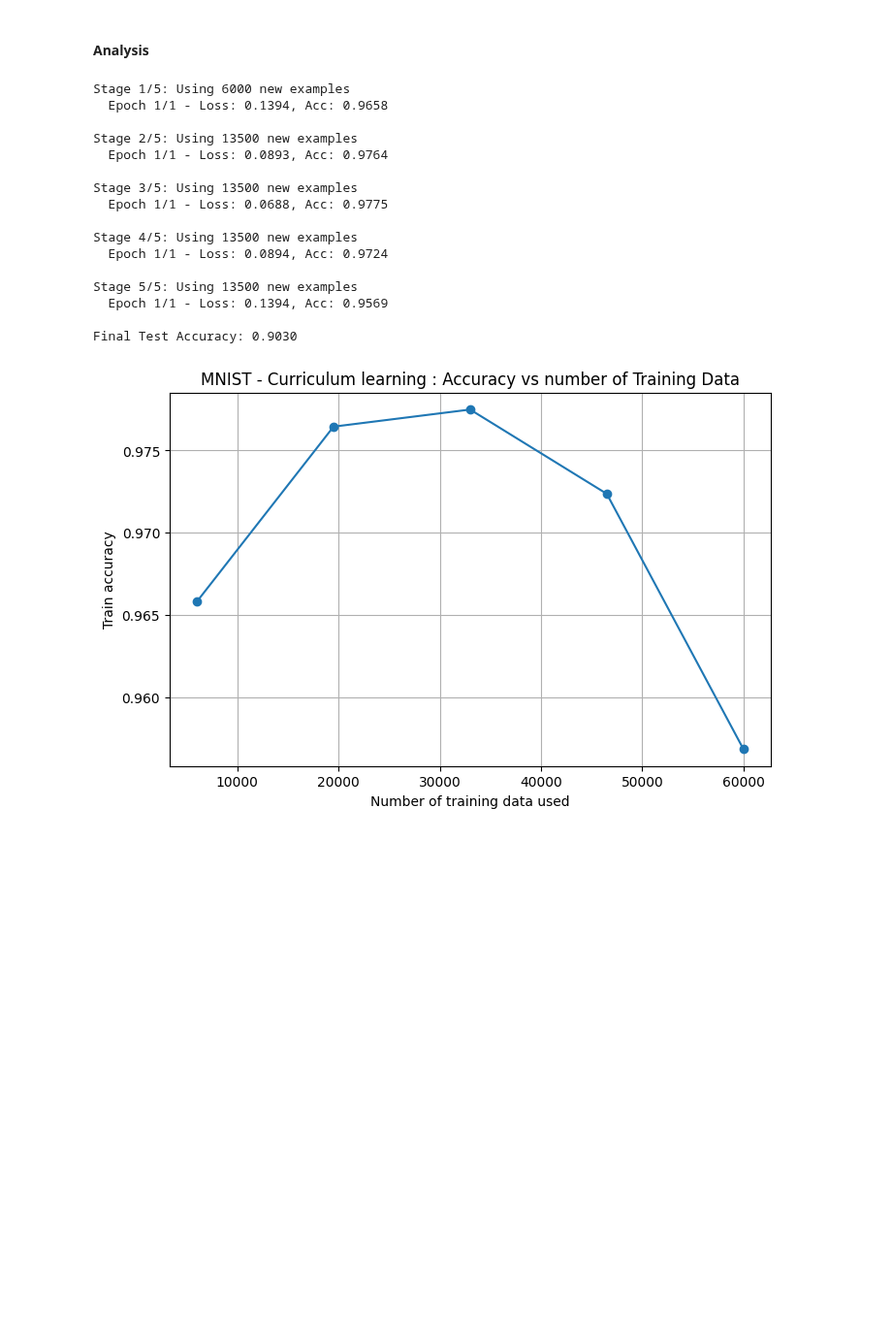
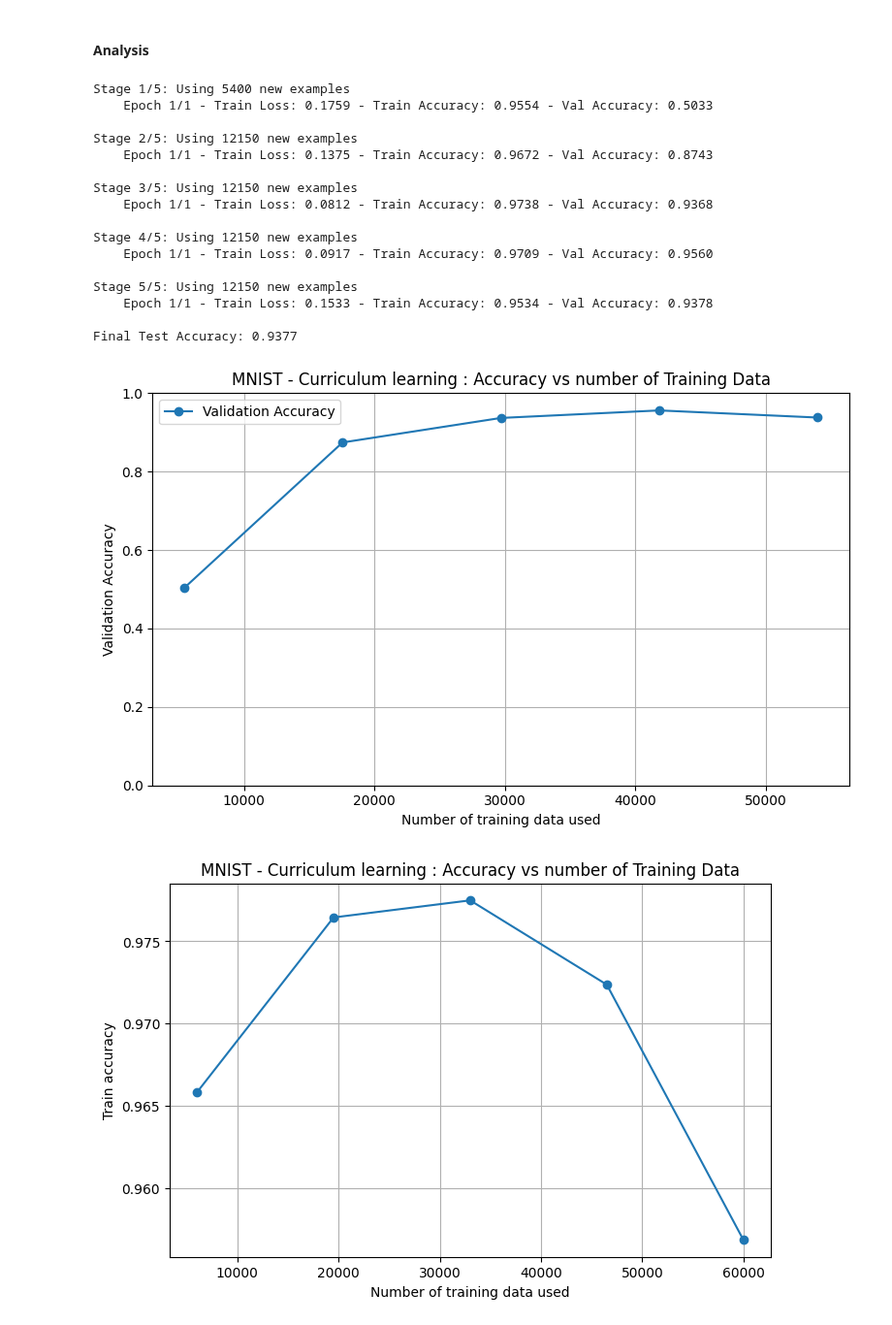
Before and after one commit to Reza-rgb/Opti4ML-TidyTeam, a Jupyter notebook: src/mnist_dataset.ipynb, the cells around one changed output. Shown at 97% size. Cells and saved outputs as stored; diff of their text form; code cells hidden in the pictures; blank space fills up the shorter version.

Commit message:
add plot function in utils + setup threshold value for convergence time

```diff
--- a/src/mnist_dataset.ipynb
+++ b/src/mnist_dataset.ipynb
@@ -99,9 +129,10 @@ print(f"Using device: {device}")
 model = SmallCNN().to(device)
 criterion = nn.CrossEntropyLoss()
 optimizer = torch.optim.Adam(model.parameters(), lr=0.001)
-n_epochs = 1
+n_epochs = 2
 
 for epoch in range(n_epochs):
+    # TRAINING
     model.train()
     total_loss = 0
     for images, labels in train_loader:
@@ -115,7 +146,22 @@ for epoch in range(n_epochs):
         total_loss += loss.item() * images.size(0)
 
     avg_loss = total_loss / len(train_loader.dataset)
-    print(f"Epoch {epoch+1}/{n_epochs} - Train Loss: {avg_loss:.4f}")
+
+    # VALIDATION
+    model.eval()
+    val_correct = 0
+    val_total = 0
+    with torch.no_grad():
+        for images, labels in val_loader:
+            images, labels = images.to(device), labels.to(device)
+            outputs = model(images)
+            predicted = outputs.argmax(dim=1)
+            val_correct += (predicted == labels).sum().item()
+            val_total += labels.size(0)
+
+    val_accuracy = val_correct / val_total
+
+    print(f"Epoch {epoch+1}/{n_epochs} - Train Loss: {avg_loss:.4f} - Val Accuracy: {val_accuracy:.4f}")
 
 model.eval()
 correct = 0
@@ -210,9 +257,24 @@ for stage, phase in enumerate(phases):
             total_correct += (outputs.argmax(1) == labels).sum().item()
 
         acc = total_correct / len(train_dataset)
-        print(f"  Epoch {epoch+1}/{epochs_per_stage} - Loss: {total_loss/len(train_dataset):.4f}, Acc: {acc:.4f}")
 
-        stage_accs.append(acc)
+        # VALIDATION
+        model.eval()
+        val_correct = 0
+        val_total = 0
+        with torch.no_grad():
+            for images, labels in val_loader:
+                images, labels = images.to(device), labels.to(device)
+                outputs = model(images)
+                predicted = outputs.argmax(dim=1)
+                val_correct += (predicted == labels).sum().item()
+                val_total += labels.size(0)
+
+        val_accuracy = val_correct / val_total
+
+        print(f"    Epoch {epoch+1}/{epochs_per_stage} - Train Loss: {total_loss/len(train_dataset):.4f} - Train Accuracy: {acc:.4f} - Val Accuracy: {val_accuracy:.4f}")
+
+        stage_accs.append(val_accuracy)
         num_examples.append(current_n)
 
 # Final test accuracy
@@ -228,22 +290,30 @@ with torch.no_grad():
 test_acc = total_correct / len(test_dataset)
 print(f"\nFinal Test Accuracy: {test_acc:.4f}")
 # %% [output]
-Stage 1/5: Using 6000 new examples
-  Epoch 1/1 - Loss: 0.1394, Acc: 0.9658
+Stage 1/5: Using 5400 new examples
+    Epoch 1/1 - Train Loss: 0.1759 - Train Accuracy: 0.9554 - Val Accuracy: 0.5033
 
-Stage 2/5: Using 13500 new examples
-  Epoch 1/1 - Loss: 0.0893, Acc: 0.9764
+Stage 2/5: Using 12150 new examples
+    Epoch 1/1 - Train Loss: 0.1375 - Train Accuracy: 0.9672 - Val Accuracy: 0.8743
 
-Stage 3/5: Using 13500 new examples
-  Epoch 1/1 - Loss: 0.0688, Acc: 0.9775
+Stage 3/5: Using 12150 new examples
+    Epoch 1/1 - Train Loss: 0.0812 - Train Accuracy: 0.9738 - Val Accuracy: 0.9368
 
-Stage 4/5: Using 13500 new examples
-  Epoch 1/1 - Loss: 0.0894, Acc: 0.9724
+Stage 4/5: Using 12150 new examples
+    Epoch 1/1 - Train Loss: 0.0917 - Train Accuracy: 0.9709 - Val Accuracy: 0.9560
 
-Stage 5/5: Using 13500 new examples
-  Epoch 1/1 - Loss: 0.1394, Acc: 0.9569
+Stage 5/5: Using 12150 new examples
+    Epoch 1/1 - Train Loss: 0.1533 - Train Accuracy: 0.9534 - Val Accuracy: 0.9378
 
-Final Test Accuracy: 0.9030
+Final Test Accuracy: 0.9377
+# %%
+plot_validation_accuracy(
+    num_examples,
+    stage_accs,
+    x_label="Number of training data used",
+    title="MNIST - Curriculum learning : Accuracy vs number of Training Data")
+# %% [output]
+[figure, added]
 # %%
 plt.figure(figsize=(8, 5))
 plt.plot(num_examples, stage_accs, marker='o')
```
Also changed, not shown: parts of 6 cells of this notebook, 2 other files.
